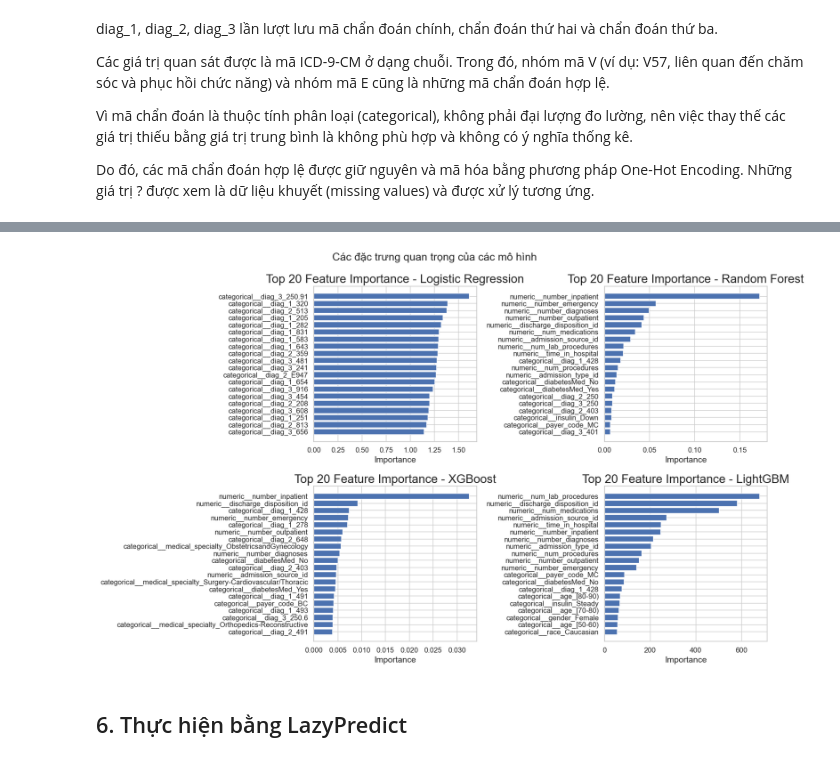
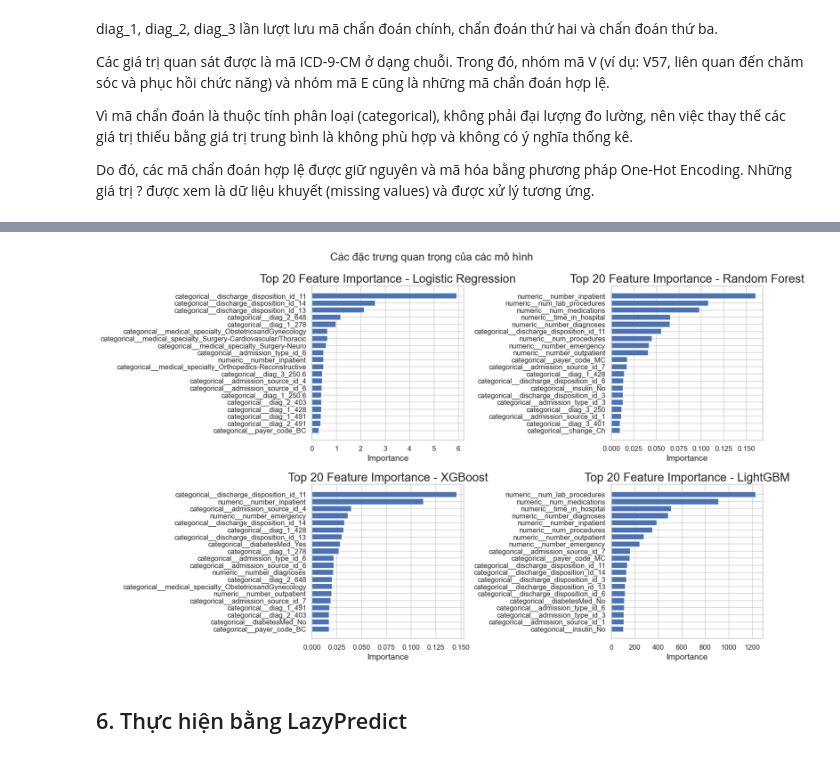
Before and after one commit to ThietBuiCong/BTL_PTDL, a Jupyter notebook: code/main_uci.ipynb, the cells around one changed output, grey strips where cells are left out. Saved outputs shown, nothing was run; the diff lists cells and outputs as text; code cells hidden in the pictures.

```diff
--- a/code/main_uci.ipynb
+++ b/code/main_uci.ipynb
@@ -163,11 +166,8 @@ Do đó, các mã chẩn đoán hợp lệ được giữ nguyên và mã hóa b
 # %%
-data = raw_data.copy()
-placeholder_count = int((data == "?").sum().sum())# Xử lý ? sang Null
-print(placeholder_count)
 
-missing_counts = (data == "?").sum()
-print(missing_counts[missing_counts > 0])
-missing_counts = missing_counts[missing_counts > 0]
+missing_counts = (raw_data == "?").sum()
+missing_counts = missing_counts[missing_counts > 0].sort_values(ascending=False)
+display(missing_counts.rename("Số giá trị thiếu").to_frame())
 plt.figure(figsize=(12, 5))
 plt.bar(missing_counts.index, missing_counts.values)
 plt.title("Số lượng Missing Values theo từng Feature")
@@ -177,19 +177,21 @@ plt.xticks(rotation=45, ha="right")
 plt.tight_layout()
 plt.show()
 
+data = raw_data.copy()
 data.replace("?", np.nan, inplace=True)
-
-print(data[data["weight"]=="?"].count())
-data.drop(columns=["weight"], inplace=True)# Bỏ cột weight do missing quá nhiều
 
 
 target = data["readmitted"].astype(str).str.strip().str.upper().ne("NO").astype("int8")
 patient_groups = data["patient_nbr"].copy()
 features = data.drop(columns=["readmitted", "encounter_id", "patient_nbr"])
-features.info()
 
-numeric_features = features.select_dtypes(include="number").columns.tolist()
-categorical_features = features.select_dtypes(exclude="number").columns.tolist()
+id_columns = ["admission_type_id", "discharge_disposition_id", "admission_source_id"]
+numeric_features = [
+    column for column in features.select_dtypes(include="number").columns
+    if column not in id_columns
+]
+categorical_features = [column for column in features.columns if column not in numeric_features]
+print(f"Số biến số: {len(numeric_features)}; số biến phân loại: {len(categorical_features)}")
 
 splitter = GroupShuffleSplit(n_splits=1, test_size=0.2, random_state=42)
 train_indices, test_indices = next(splitter.split(features, target, groups=patient_groups))
@@ -197,11 +199,10 @@ X_train, X_test = features.iloc[train_indices], features.iloc[test_indices]
 y_train, y_test = target.iloc[train_indices], target.iloc[test_indices]
 train_patients = set(patient_groups.iloc[train_indices])
 test_patients = set(patient_groups.iloc[test_indices])
-print(f"Tập train train: {len(X_train):,} dòng; tập test: {len(X_test):,} dòng")
-print(f"{len(train_patients & test_patients)}")
+print(f"Tập train: {len(X_train):,} dòng; tập test: {len(X_test):,} dòng")
+print(f"Số bệnh nhân xuất hiện ở cả hai tập: {len(train_patients & test_patients)}")
 print("Train:")
 print(y_train.value_counts(normalize=True) * 100)
-
 print("\nTest:")
 print(y_test.value_counts(normalize=True) * 100)
 # %% [output]
@@ -413,6 +603,7 @@ importance_frames = []
 for model_name, pipeline in fitted_models.items():
     classifier = pipeline.named_steps["classifier"]
     feature_names = pipeline.named_steps["preprocessor"].get_feature_names_out()
+    feature_names = feature_names[pipeline.named_steps["feature_selection"].get_support()]
 
     if hasattr(classifier, "feature_importances_"):
         importance_values = classifier.feature_importances_
@@ -427,34 +618,34 @@ for model_name, pipeline in fitted_models.items():
             "Feature": feature_names,
             "Importance": importance_values,
         })
     )
 
 feature_importance = pd.concat(importance_frames, ignore_index=True)
 model_names = list(fitted_models)
 n_cols = 2
 n_rows = int(np.ceil(len(model_names) / n_cols))
 fig, axes = plt.subplots(n_rows, n_cols, figsize=(16, 5 * n_rows))
 axes = np.asarray(axes).reshape(-1)
 
 for ax, model_name in zip(axes, model_names):
     top_features = (
         feature_importance[feature_importance["Mô hình"] == model_name]
         .nlargest(20, "Importance")
         .sort_values("Importance")
     )
     ax.barh(top_features["Feature"], top_features["Importance"], color=sns.color_palette("deep")[0])
     ax.set_title(f"Top 20 Feature Importance - {model_name}")
     ax.set_xlabel("Importance")
     ax.set_ylabel("")
 
 for ax in axes[len(model_names):]:
     ax.set_visible(False)
 
 fig.suptitle("Các đặc trưng quan trọng của các mô hình", fontsize=18)
 fig.tight_layout()
 plt.show()
 # %% [output]
-[figure, old version]
+[figure, new version]
 # %% [markdown]
 ## 6. Thực hiện bằng LazyPredict
 # %%
```
Also changed, not shown: parts of 10 cells of this notebook, 6 other files.
